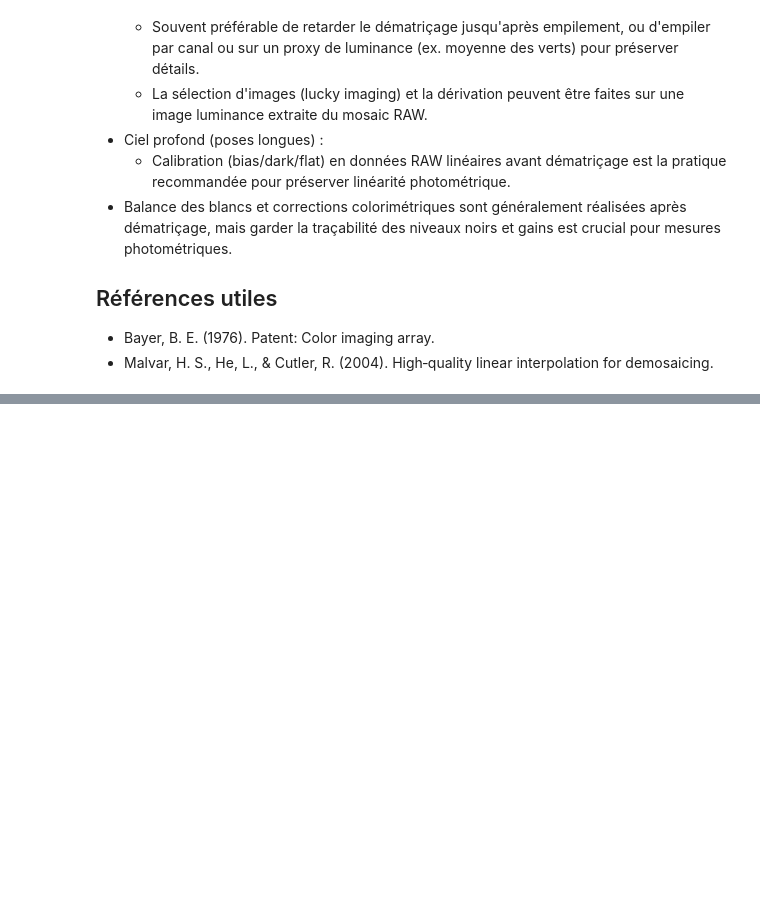
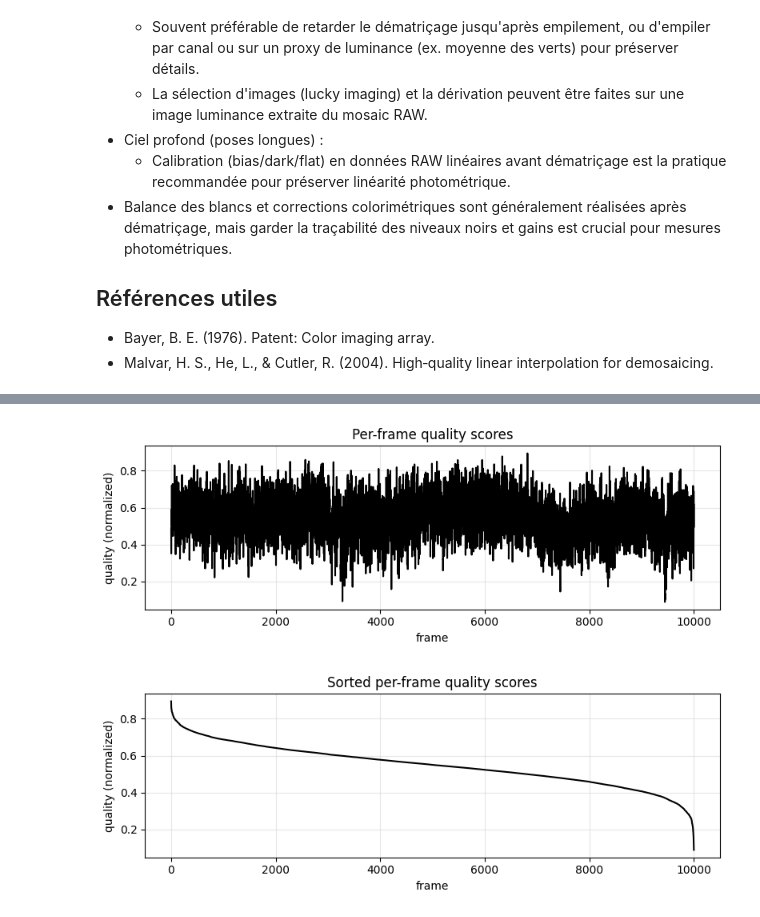
Before and after one commit to GabrielMissael/super-resolution-workshop, a Jupyter notebook: notebooks/Traditional_Pipeline.ipynb, the cells around one changed output, grey strips where cells are left out. Drawn from its saved outputs; the diff is of its cells as text; code cells hidden in the pictures; blank space fills up the shorter version.

```diff
--- a/notebooks/Traditional_Pipeline.ipynb
+++ b/notebooks/Traditional_Pipeline.ipynb
@@ -183,25 +189,31 @@ plt.show()
 # %%
 # @title
 # scores, _, _ = compute_quality_scores(deb_frames)
-scores = np.load("super-resolution-workshop/data/scores.npz")["arr_0"]
+if planet == "jupiter":
+  scores = np.load("super-resolution-workshop/data/scores.npz")["arr_0"]
+else:
+  scores = np.load("super-resolution-workshop/data/mars_scores.npz")["arr_0"]
 
 fig, ax = plt.subplots(figsize=(8, 3))
 ax.plot(scores, '-k')
 ax.set_xlabel('frame')
 ax.set_ylabel('quality (normalized)')
 ax.set_title('Per-frame quality scores')
 ax.grid(alpha=0.3)
 fig.tight_layout()
 plt.show()
 
 fig, ax = plt.subplots(figsize=(8, 3))
 ax.plot(np.sort(scores)[::-1], '-k')
 ax.set_xlabel('frame')
 ax.set_ylabel('quality (normalized)')
 ax.set_title('Sorted per-frame quality scores')
 ax.grid(alpha=0.3)
 fig.tight_layout()
 plt.show()
+# %% [output]
+[figure, added]
+[figure, added]
 # %%
 num_images = 5 # @param {'type':'integer'}
 N = num_images
```
Also changed, not shown: parts of 11 cells of this notebook, 1 other file.
